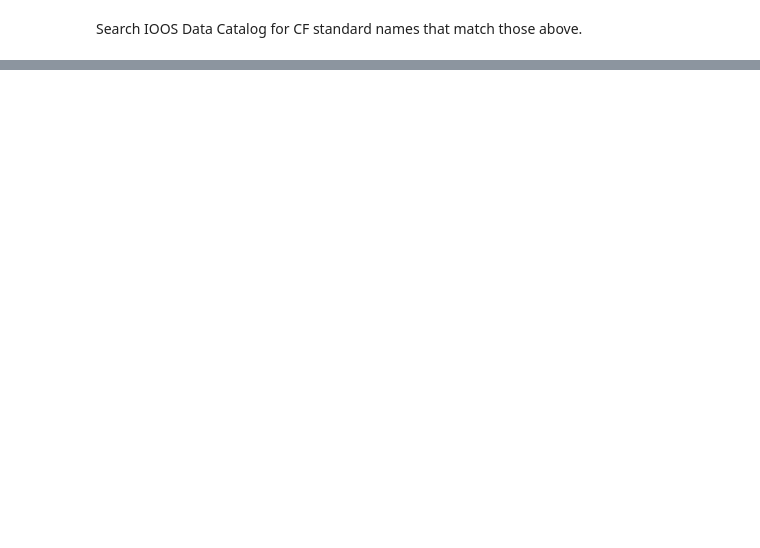
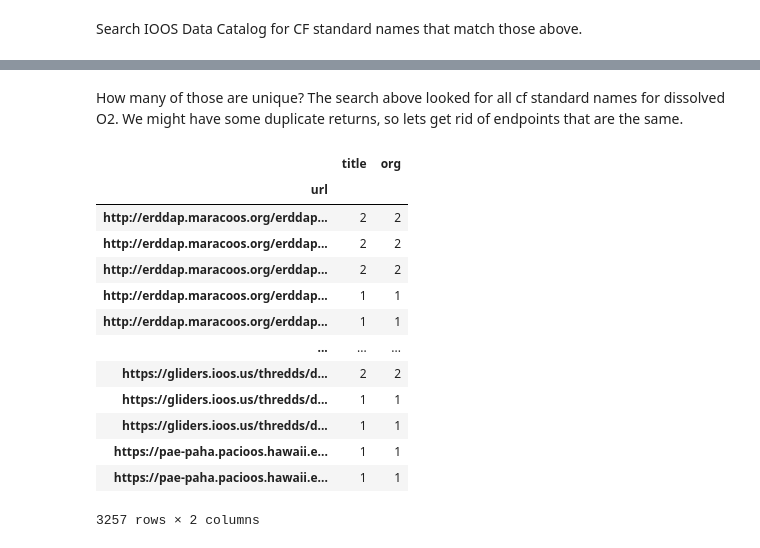
Before and after one commit to MathewBiddle/sandbox, a Jupyter notebook: notebooks/CKAN_API_Query.ipynb, the cells around one changed output, grey strips where cells are left out. Saved outputs shown, nothing was run; the diff lists cells and outputs as text; code cells hidden in the pictures; blank space fills up the shorter version.

```diff
--- a/notebooks/CKAN_API_Query.ipynb
+++ b/notebooks/CKAN_API_Query.ipynb
@@ -119,0 +163,21 @@ found 0 dataset(s)
+# %% [markdown]
+How many of those are unique? The search above looked for all cf standard names for dissolved O2. We might have some duplicate returns, so lets get rid of endpoints that are the same.
+# %%
+df_group = df_out.groupby(by='url').count()
+
+df_group
+# %% [output]
+|  | title | org |
+| url |  |  |
+| http://erddap.maracoos.org/erddap... | 2 | 2 |
+| http://erddap.maracoos.org/erddap... | 2 | 2 |
+| http://erddap.maracoos.org/erddap... | 2 | 2 |
+| http://erddap.maracoos.org/erddap... | 1 | 1 |
+| http://erddap.maracoos.org/erddap... | 1 | 1 |
+| ... | ... | ... |
+| https://gliders.ioos.us/thredds/d... | 2 | 2 |
+| https://gliders.ioos.us/thredds/d... | 1 | 1 |
+| https://gliders.ioos.us/thredds/d... | 1 | 1 |
+| https://pae-paha.pacioos.hawaii.e... | 1 | 1 |
+| https://pae-paha.pacioos.hawaii.e... | 1 | 1 |
+3257 rows × 2 columns
```
Also changed, not shown: parts of 11 cells of this notebook.
